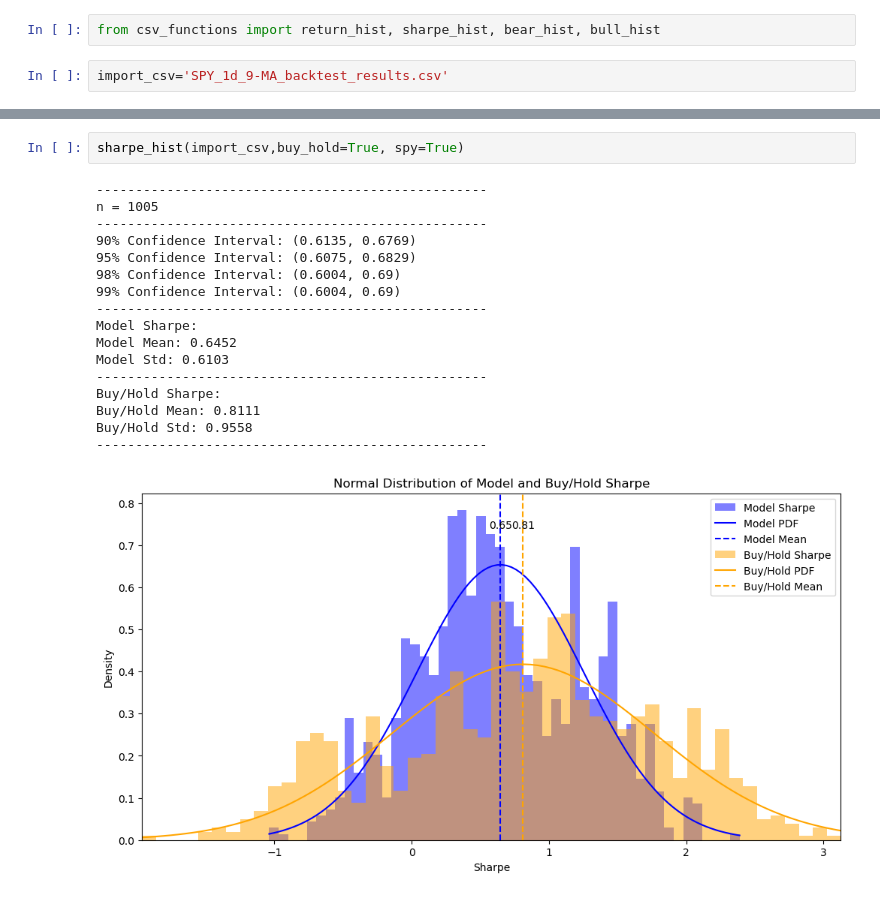
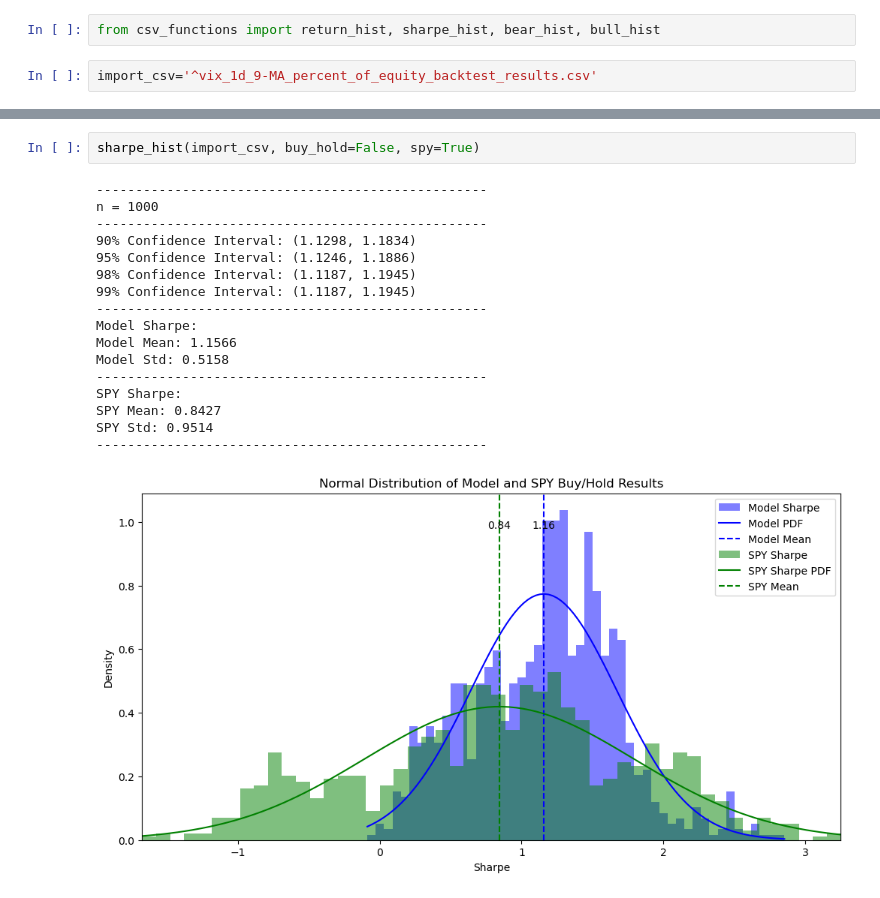
Before and after one commit to FilBillions/Mean_Reversion, a Jupyter notebook: Backtest_Results.ipynb, the cells around one changed output, grey strips where cells are left out. Saved outputs shown, nothing was run; the diff lists cells and outputs as text.

Commit message:
added two different backtests, pyramidding and percent of equity

```diff
--- a/Backtest_Results.ipynb
+++ b/Backtest_Results.ipynb
@@ -3,5 +3,5 @@
 # %%
 from csv_functions import return_hist, sharpe_hist, bear_hist, bull_hist
 # %%
-import_csv='SPY_1d_9-MA_backtest_results.csv'
+import_csv='^vix_1d_9-MA_percent_of_equity_backtest_results.csv'
 # %%
@@ -27,23 +27,23 @@ Buy/Hold Std: 16.93%
 # %%
-sharpe_hist(import_csv,buy_hold=True, spy=True)
+sharpe_hist(import_csv, buy_hold=False, spy=True)
 # %% [output]
 --------------------------------------------------
-n = 1005
+n = 1000
 --------------------------------------------------
-90% Confidence Interval: (0.6135, 0.6769)
-95% Confidence Interval: (0.6075, 0.6829)
-98% Confidence Interval: (0.6004, 0.69)
-99% Confidence Interval: (0.6004, 0.69)
+90% Confidence Interval: (1.1298, 1.1834)
+95% Confidence Interval: (1.1246, 1.1886)
+98% Confidence Interval: (1.1187, 1.1945)
+99% Confidence Interval: (1.1187, 1.1945)
 --------------------------------------------------
 Model Sharpe:
-Model Mean: 0.6452
-Model Std: 0.6103
+Model Mean: 1.1566
+Model Std: 0.5158
 --------------------------------------------------
-Buy/Hold Sharpe:
-Buy/Hold Mean: 0.8111
-Buy/Hold Std: 0.9558
+SPY Sharpe:
+SPY Mean: 0.8427
+SPY Std: 0.9514
 --------------------------------------------------
-[figure, old version]
+[figure, new version]
 # %%
 bear_hist(import_csv, buy_hold=True, spy=True)
 # %% [output]
```
Also changed, not shown: parts of 3 cells of this notebook, 3 other files.
